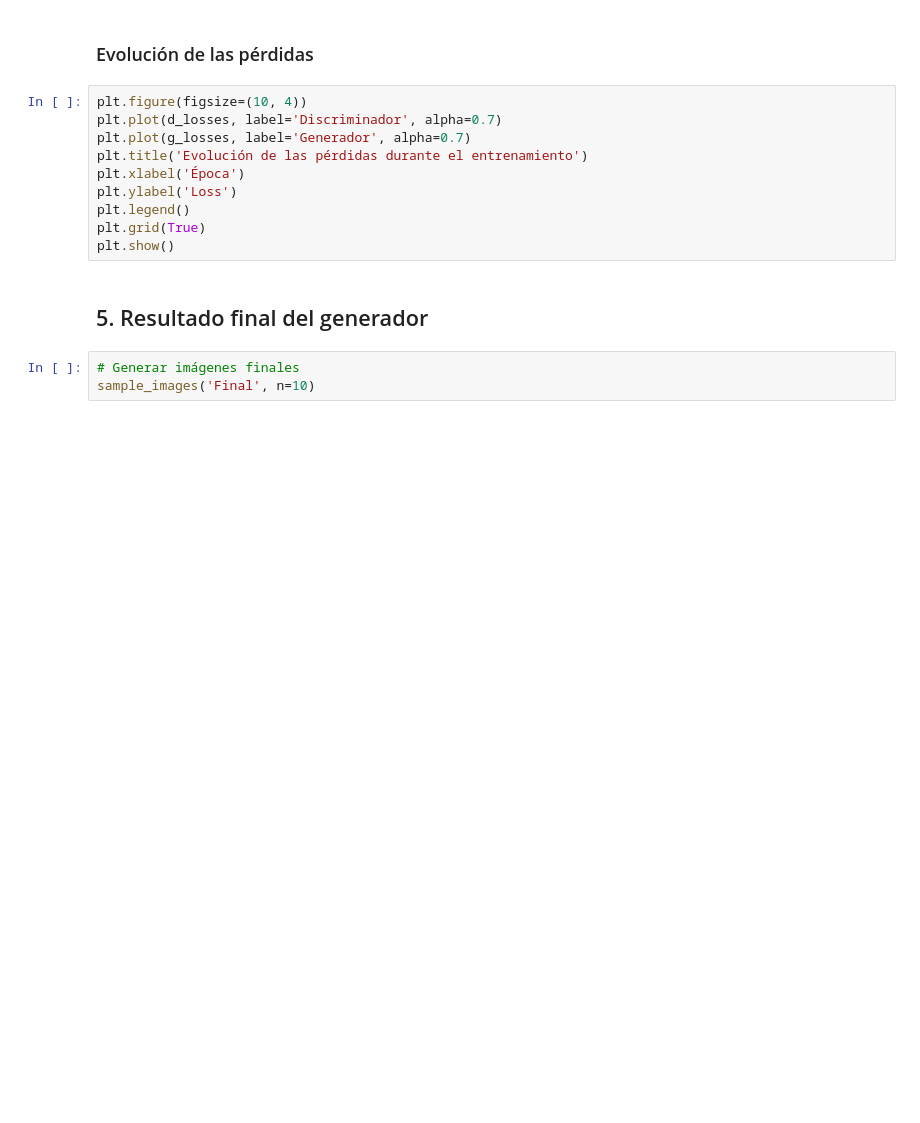
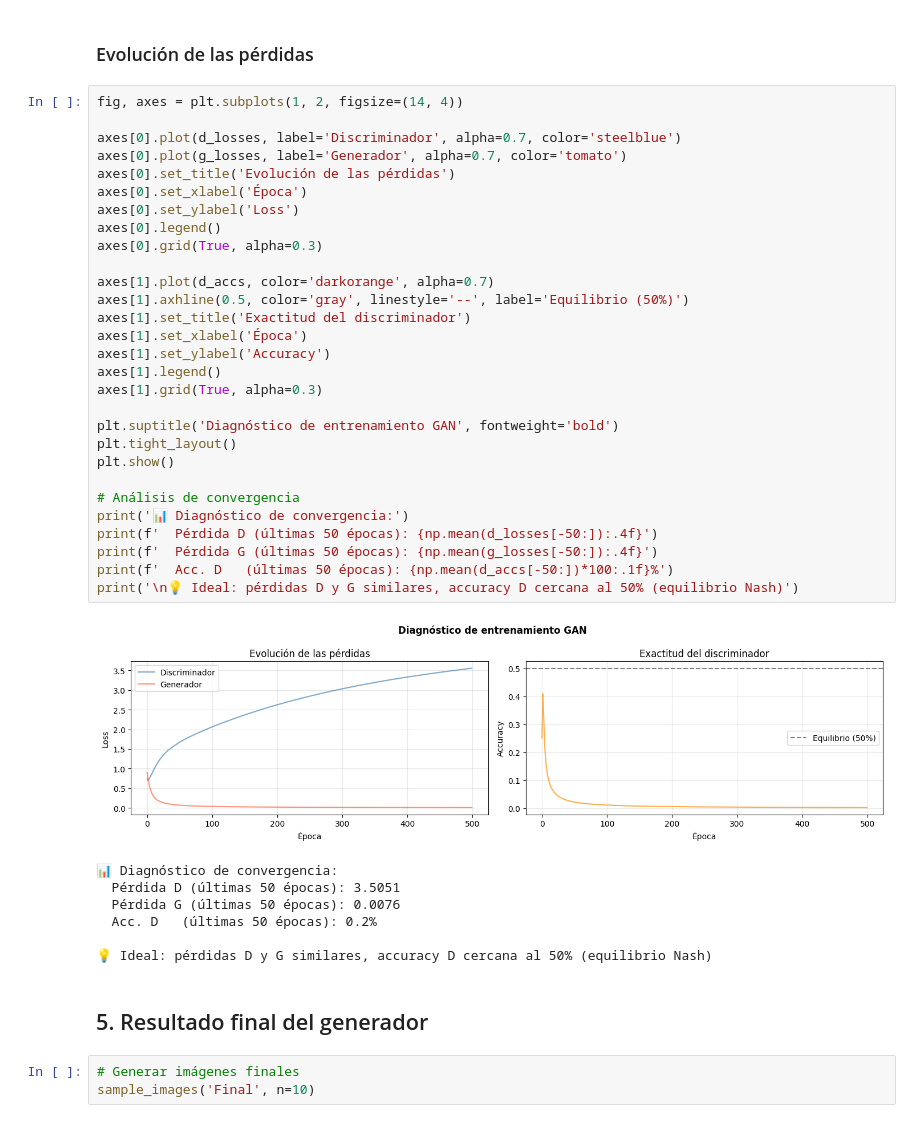
Before and after one commit to ISCOUTB/jupiter_cuda, a Jupyter notebook: notebooks/08_gans.ipynb, the cells around one changed output. Drawn from its saved outputs; the diff is of its cells as text; blank space fills up the shorter version.

```diff
--- a/notebooks/08_gans.ipynb
+++ b/notebooks/08_gans.ipynb
@@ -150,15 +266,42 @@ d_losses, g_losses = train_gan(epochs=500, batch_size=128, sample_interval=100)
 # %% [markdown]
 ### Evolución de las pérdidas
 # %%
-plt.figure(figsize=(10, 4))
-plt.plot(d_losses, label='Discriminador', alpha=0.7)
-plt.plot(g_losses, label='Generador', alpha=0.7)
-plt.title('Evolución de las pérdidas durante el entrenamiento')
-plt.xlabel('Época')
-plt.ylabel('Loss')
-plt.legend()
-plt.grid(True)
+fig, axes = plt.subplots(1, 2, figsize=(14, 4))
+
+axes[0].plot(d_losses, label='Discriminador', alpha=0.7, color='steelblue')
+axes[0].plot(g_losses, label='Generador', alpha=0.7, color='tomato')
+axes[0].set_title('Evolución de las pérdidas')
+axes[0].set_xlabel('Época')
+axes[0].set_ylabel('Loss')
+axes[0].legend()
+axes[0].grid(True, alpha=0.3)
+
+axes[1].plot(d_accs, color='darkorange', alpha=0.7)
+axes[1].axhline(0.5, color='gray', linestyle='--', label='Equilibrio (50%)')
+axes[1].set_title('Exactitud del discriminador')
+axes[1].set_xlabel('Época')
+axes[1].set_ylabel('Accuracy')
+axes[1].legend()
+axes[1].grid(True, alpha=0.3)
+
+plt.suptitle('Diagnóstico de entrenamiento GAN', fontweight='bold')
+plt.tight_layout()
 plt.show()
+
+# Análisis de convergencia
+print('📊 Diagnóstico de convergencia:')
+print(f'  Pérdida D (últimas 50 épocas): {np.mean(d_losses[-50:]):.4f}')
+print(f'  Pérdida G (últimas 50 épocas): {np.mean(g_losses[-50:]):.4f}')
+print(f'  Acc. D   (últimas 50 épocas): {np.mean(d_accs[-50:])*100:.1f}%')
+print('\n💡 Ideal: pérdidas D y G similares, accuracy D cercana al 50% (equilibrio Nash)')
+# %% [output]
+[figure, added]
+📊 Diagnóstico de convergencia:
+  Pérdida D (últimas 50 épocas): 3.5051
+  Pérdida G (últimas 50 épocas): 0.0076
+  Acc. D   (últimas 50 épocas): 0.2%
+
+💡 Ideal: pérdidas D y G similares, accuracy D cercana al 50% (equilibrio Nash)
 # %% [markdown]
 ## 5. Resultado final del generador
 # %%
```
Also changed, not shown: parts of 7 cells of this notebook, 21 other files.
